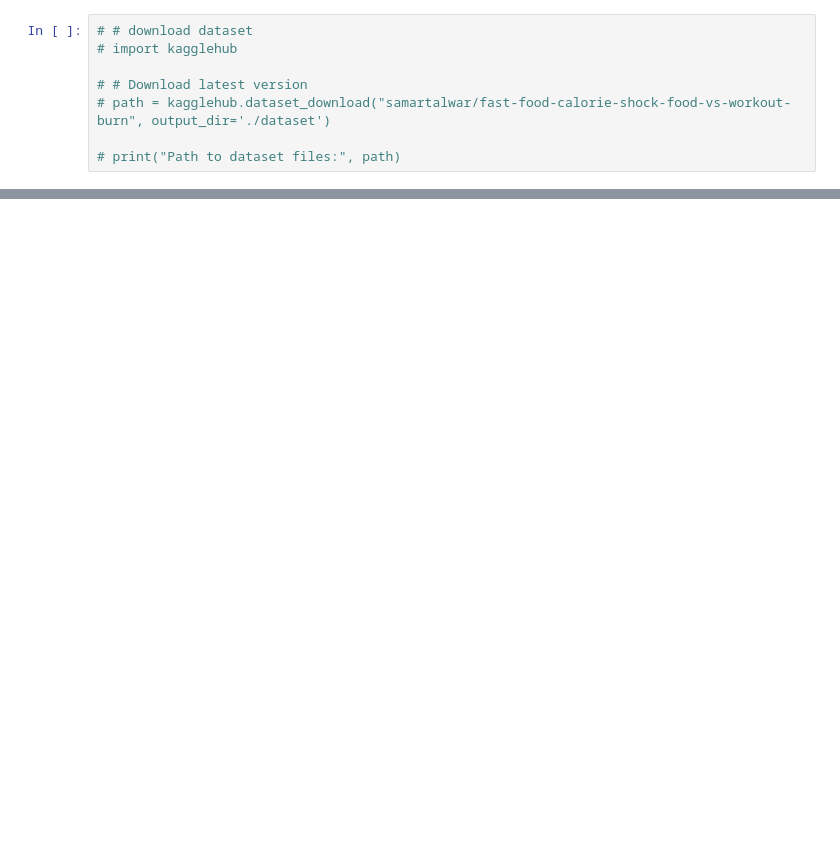
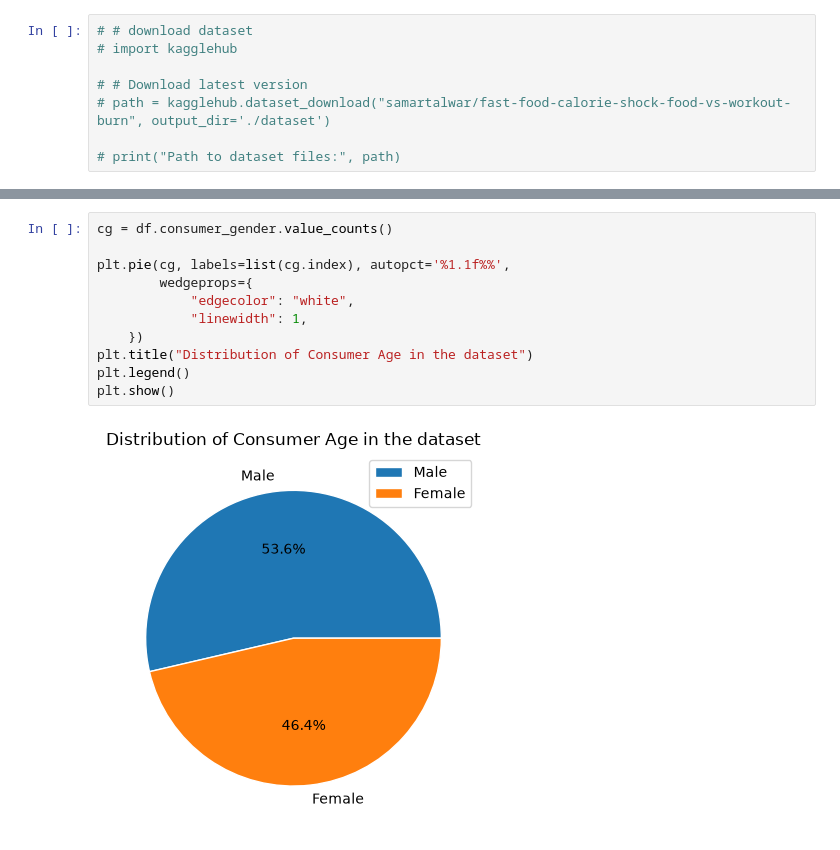
Before and after one commit to HKSinha510/VK-Internship, a Jupyter notebook: task1.ipynb, the cells around one changed output, grey strips where cells are left out. Saved outputs shown, nothing was run; the diff lists cells and outputs as text; blank space fills up the shorter version.

```diff
--- a/task1.ipynb
+++ b/task1.ipynb
@@ -33,0 +75,13 @@ print(df)
+# %%
+cg = df.consumer_gender.value_counts()
+
+plt.pie(cg, labels=list(cg.index), autopct='%1.1f%%',
+        wedgeprops={
+            "edgecolor": "white",
+            "linewidth": 1,
+    })
+plt.title("Distribution of Consumer Age in the dataset")
+plt.legend()
+plt.show()
+# %% [output]
+[figure, added]
```
Also changed, not shown: parts of 31 cells of this notebook, 1 other file.
